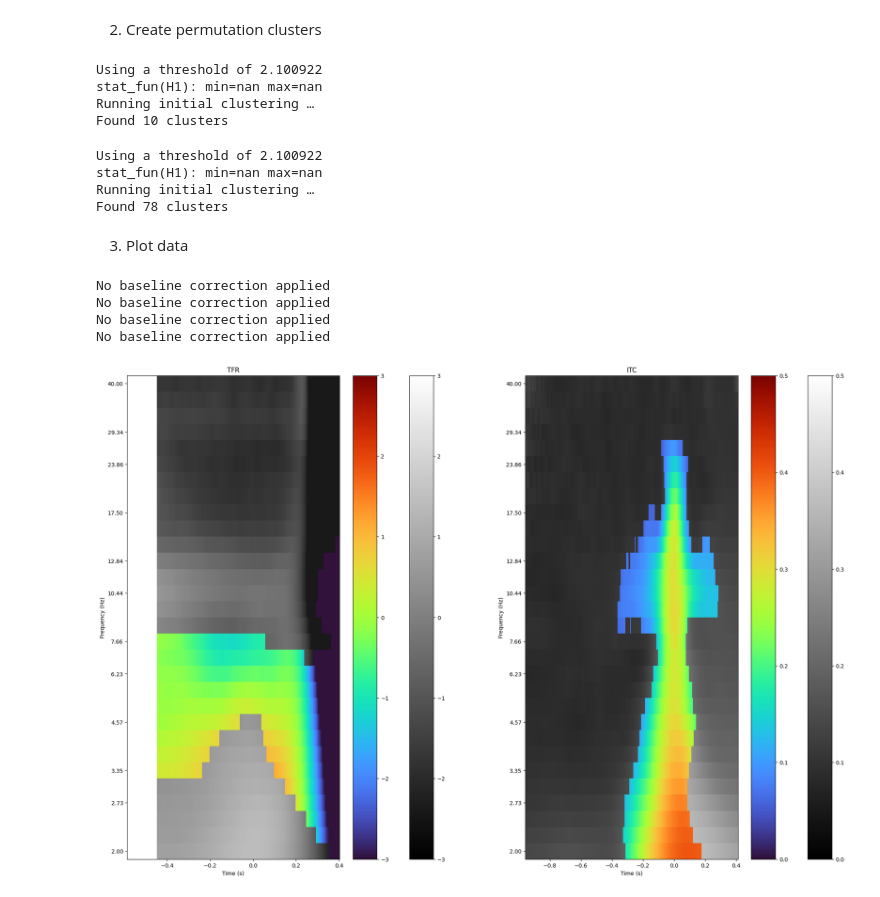
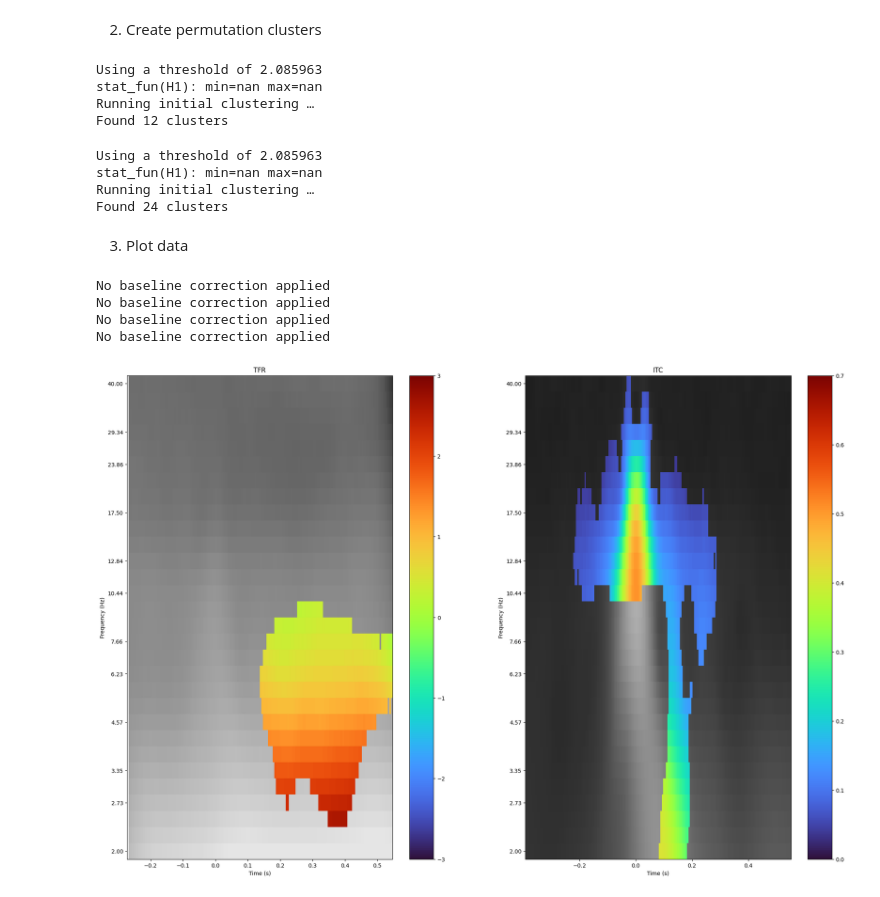
Before and after one commit to ArianVT/HMP-TFR, a Jupyter notebook: Statistical tests.ipynb, the cells around one changed output. Saved outputs shown, nothing was run; the diff lists cells and outputs as text; code cells hidden in the pictures.

```diff
--- a/Statistical tests.ipynb
+++ b/Statistical tests.ipynb
@@ -18,7 +18,7 @@ with open(f"output/{directory_name}/itc/itc_dict_individual.pkl", 'rb') as file:
 # %% [markdown]
 2. Create permutation clusters
 # %%
-event_name = "4: response"
+event_name = "2: encoding"
 channel1 = 'Pz'
 
 #TFR data
@@ -42,14 +42,14 @@ indices = np.where(cluster_pv <= 0.05)
 if indices[0].shape[0] > 0: itc_mask = np.stack([clusters[x] for x in indices[0]])
 else: print("No mask found for ITC")
 # %% [output]
-Using a threshold of 2.100922
+Using a threshold of 2.085963
 stat_fun(H1): min=nan max=nan
 Running initial clustering …
-Found 10 clusters
+Found 12 clusters
-Using a threshold of 2.100922
+Using a threshold of 2.085963
 stat_fun(H1): min=nan max=nan
 Running initial clustering …
-Found 78 clusters
+Found 24 clusters
 # %% [markdown]
 3. Plot data
 # %%
@@ -57,34 +57,34 @@ fig, ax = plt.subplots(1, 2, figsize=(24,16))
 ax[0].set_title("TFR")
 ax[1].set_title("ITC")
 
 #parameters                                                             #channels to be plotted
 vmin, vmax = (-3, 3)                                                    #power
 
 
 left, right = AvT.adaptive_xaxis(tfr_event, 'samples')                  #frequency (Hz)
 tmin, tmax = AvT.adaptive_xaxis(tfr_event, 'time')
 
 #plot total TFR
-tfr_dict_combined[event_name].plot(axes=ax[0],  picks=[channel1], tmax=tmax, tmin=tmin, vlim=(vmin, vmax), show=False, cmap='gray', combine='mean')
+tfr_dict_combined[event_name].plot(axes=ax[0],  picks=[channel1], tmax=tmax, tmin=tmin, vlim=(vmin, vmax), show=False, cmap='gray', combine='mean', colorbar=False)
 tfr_dict_combined[event_name].plot(axes=ax[0],  picks=[channel1], tmax=tmax, tmin=tmin, vlim=(vmin, vmax), show=False, cmap='turbo', combine='mean', mask=tfr_mask[0][:, int(left):int(right)])
 
 
 #parameters                                                             #channels to be plotted
-vmin, vmax = (0, .5)                                                   #power
+vmin, vmax = (0, .7)                                                   #power
 
 
 left, right = AvT.adaptive_xaxis(itc_event, 'samples')                  #frequency (Hz)
 tmin, tmax = AvT.adaptive_xaxis(itc_event, 'time')
 
 #plot total TFR
-itc_dict_combined[event_name].plot(axes=ax[1], picks=[channel1], tmax=tmax, tmin=tmin, vlim=(vmin, vmax), show=False, cmap='gray', combine='mean')
+itc_dict_combined[event_name].plot(axes=ax[1], picks=[channel1], tmax=tmax, tmin=tmin, vlim=(vmin, vmax), show=False, cmap='gray', combine='mean', colorbar=False)
 itc_dict_combined[event_name].plot(axes=ax[1], picks=[channel1], tmax=tmax, tmin=tmin, vlim=(vmin, vmax), show=False, cmap='turbo', combine='mean', mask=itc_mask[0][:, int(left):int(right)])
 
 
 plt.show()
 # %% [output]
 No baseline correction applied
 No baseline correction applied
 No baseline correction applied
 No baseline correction applied
-[figure, old version]
+[figure, new version]
```
Also changed, not shown: parts of 1 cell of this notebook, 2 other files.
